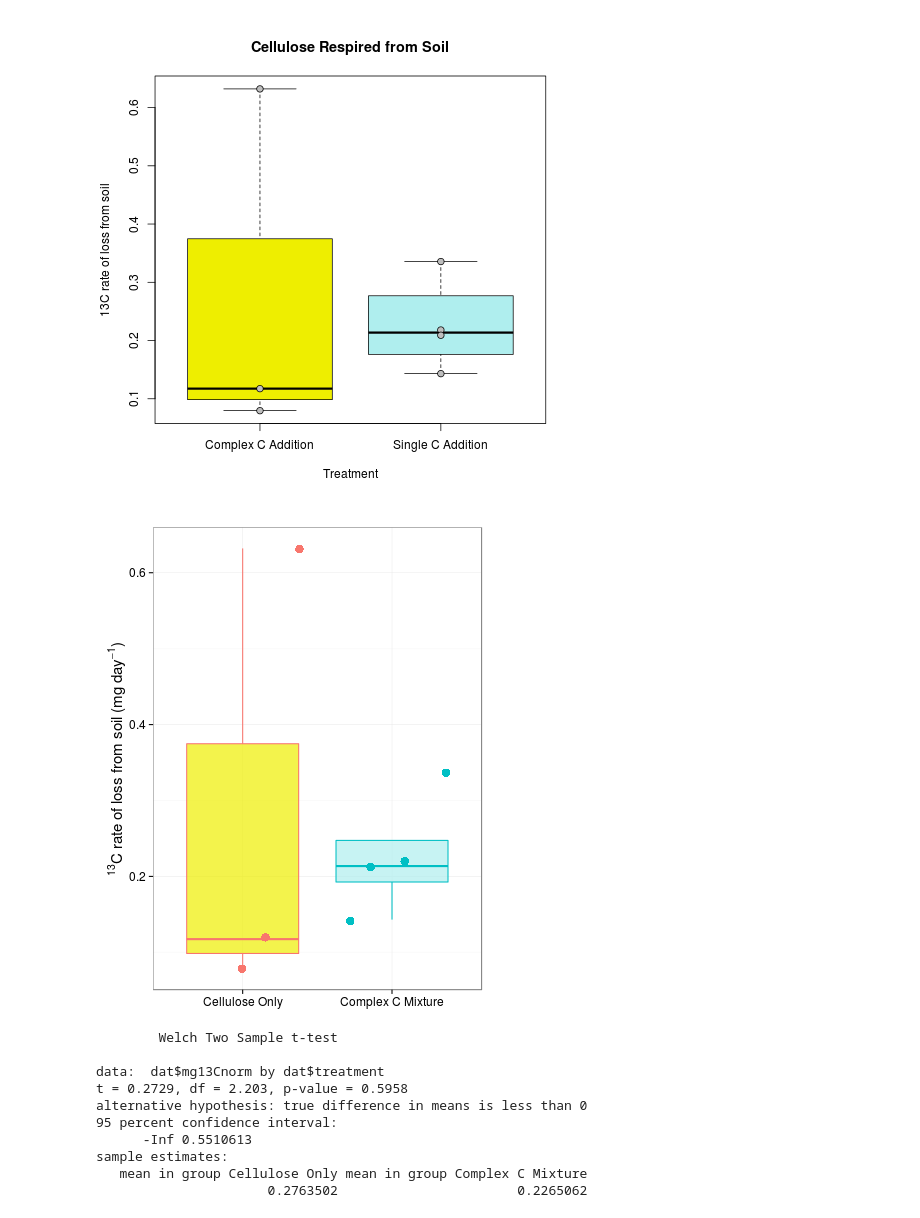
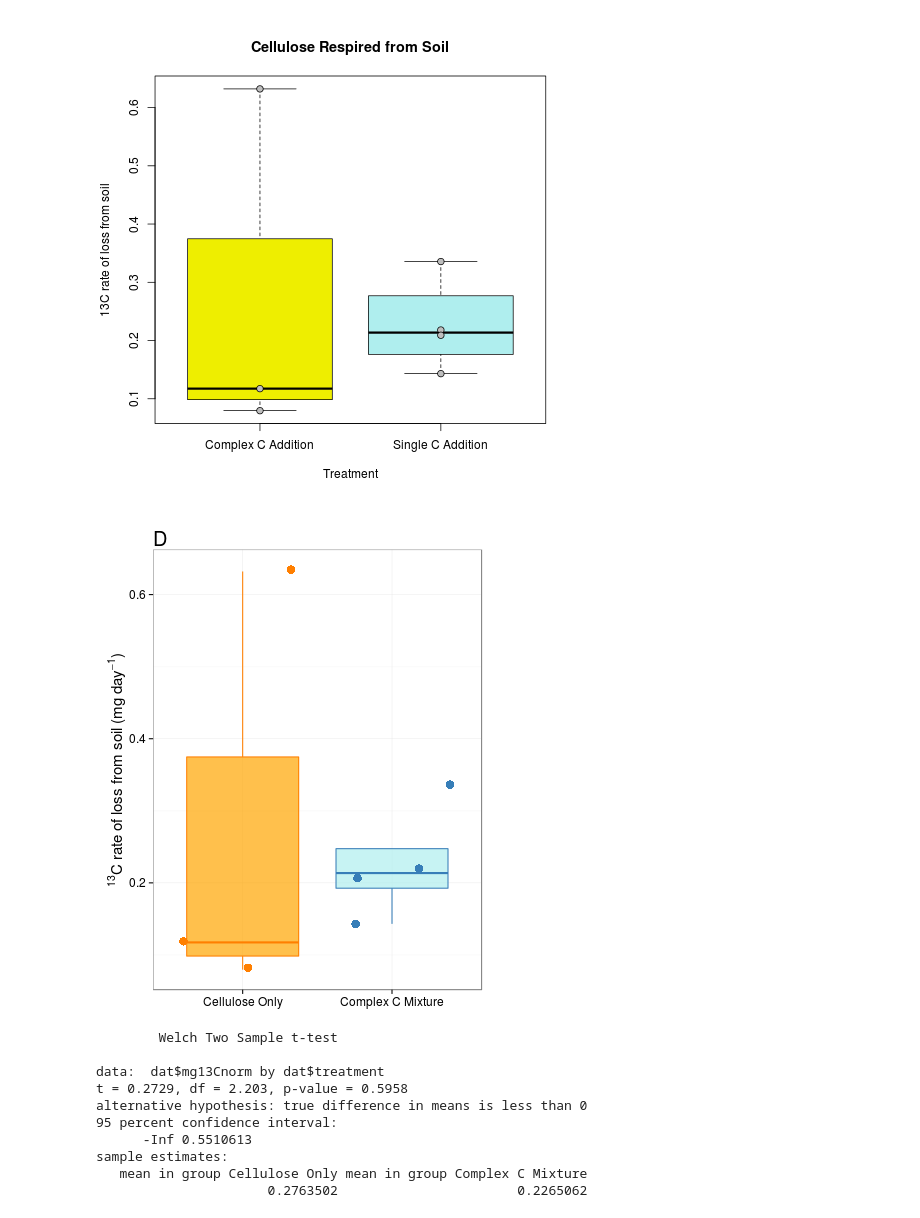
Before and after one commit to acampbellina/single_substrate, a Jupyter notebook: soil_Ccontent.ipynb, the cells around one changed output. Cells and saved outputs as stored; diff of their text form; code cells hidden in the pictures.

Commit message:
treatment color, panel numbering

```diff
--- a/soil_Ccontent.ipynb
+++ b/soil_Ccontent.ipynb
@@ -122,22 +122,25 @@ dot = stripchart(mg13Cnorm~treatment, data = dat,
 # %%
 %%R -w 400 -h 500
 
 p4 = ggplot(dat, aes(x = treatment, y = mg13Cnorm, fill=treatment, color = treatment))
 p4 = p4 + geom_boxplot(outlier.colour = NA, alpha = 0.7)
 p4 = p4 + geom_jitter(size = 4)
 p4 = p4 + labs(x = NULL, y = expression(paste({}^13,"C", " rate of loss from soil (mg day", {}^-1,")",sep="")))
 p4 = p4 + theme_bw()
-#p4 = p4 + scale_color_manual(values = c("yellow2", "paleturquoise"))
-p4 = p4 + scale_fill_manual(values = c("yellow2", "paleturquoise"))
+p4 = p4 + scale_color_manual(values = c("#ff7f00", "#377eb8"))
+p4 = p4 + scale_fill_manual(values = c("orange", "paleturquoise"))
+#p4 = p4 + scale_fill_manual(values = c("yellow2", "paleturquoise"))
 p4 = p4 + theme(axis.title.x = element_text(size=15))
 p4 = p4 + theme(axis.title.y = element_text(size=15))
 p4 = p4 + theme(axis.text.x = element_text(size=12))
 p4 = p4 + theme(axis.text.y = element_text(size=12))
 p4 = p4 + theme(legend.position = "none")
+p4 = p4 + ggtitle("D")
+p4 = p4 + theme(plot.title = element_text(hjust = 0, size = 20))
 
 p4
 # %% [output]
-[figure, old version]
+[figure, new version]
 # %%
 %%R
 t.test(dat$mg13Cnorm~dat$treatment, var.equal = FALSE, alternative="less")
```
Also changed, not shown: parts of 6 cells of this notebook, 2 other files.
